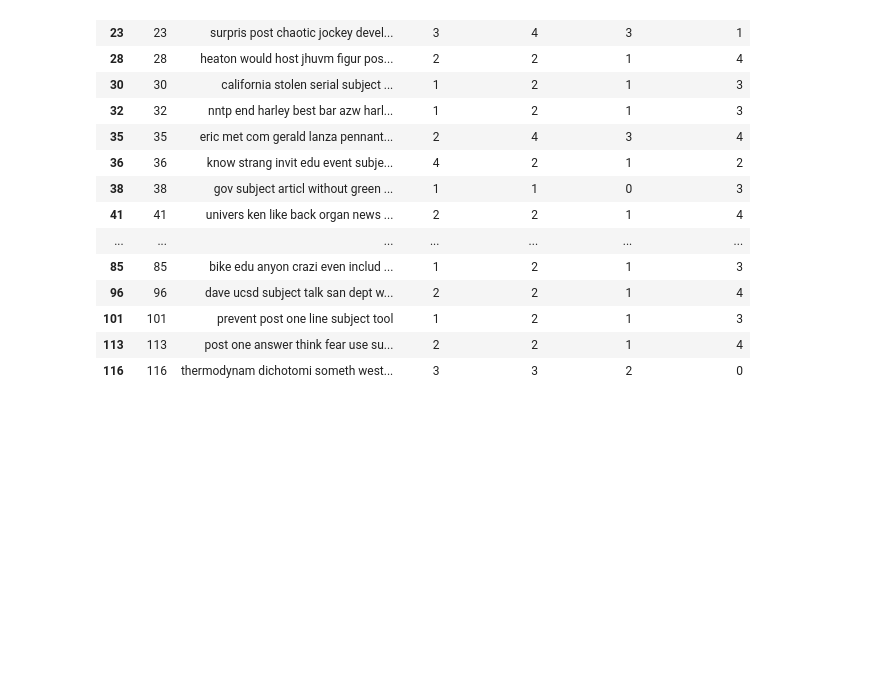
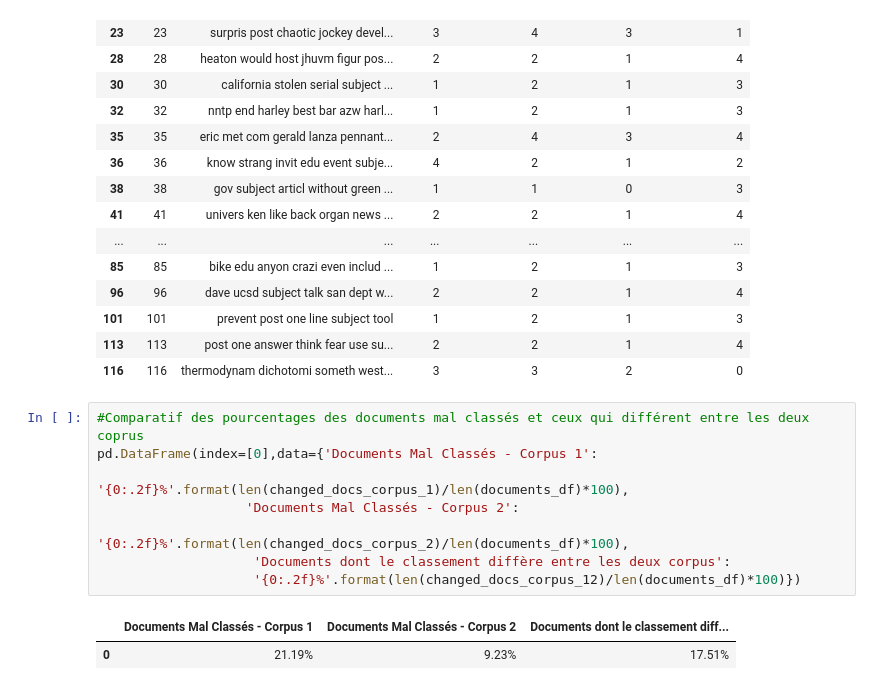
Before and after one commit to soufiane95/Projet-Text-Mining, a Jupyter notebook: projet_textMining.ipynb, the cells around one changed output. Saved outputs shown, nothing was run; the diff lists cells and outputs as text; blank space fills up the shorter version.

Commit message:
Final commit: Identification des documents

```diff
--- a/projet_textMining.ipynb
+++ b/projet_textMining.ipynb
@@ -538,3 +538,14 @@ changed_docs_corpus_12.head(20)
 | 101 | 101 | prevent post one line subject tool | 1 | 2 | 1 | 3 |
 | 113 | 113 | post one answer think fear use su... | 2 | 2 | 1 | 4 |
 | 116 | 116 | thermodynam dichotomi someth west... | 3 | 3 | 2 | 0 |
+# %%
+#Comparatif des pourcentages des documents mal classés et ceux qui différent entre les deux coprus
+pd.DataFrame(index=[0],data={'Documents Mal Classés - Corpus 1':
+                             '{0:.2f}%'.format(len(changed_docs_corpus_1)/len(documents_df)*100),
+                   'Documents Mal Classés - Corpus 2':
+                             '{0:.2f}%'.format(len(changed_docs_corpus_2)/len(documents_df)*100),
+                    'Documents dont le classement diffère entre les deux corpus':
+                    '{0:.2f}%'.format(len(changed_docs_corpus_12)/len(documents_df)*100)})
+# %% [output]
+|  | Documents Mal Classés - Corpus 1 | Documents Mal Classés - Corpus 2 | Documents dont le classement diff... |
+| 0 | 21.19% | 9.23% | 17.51% |
```
